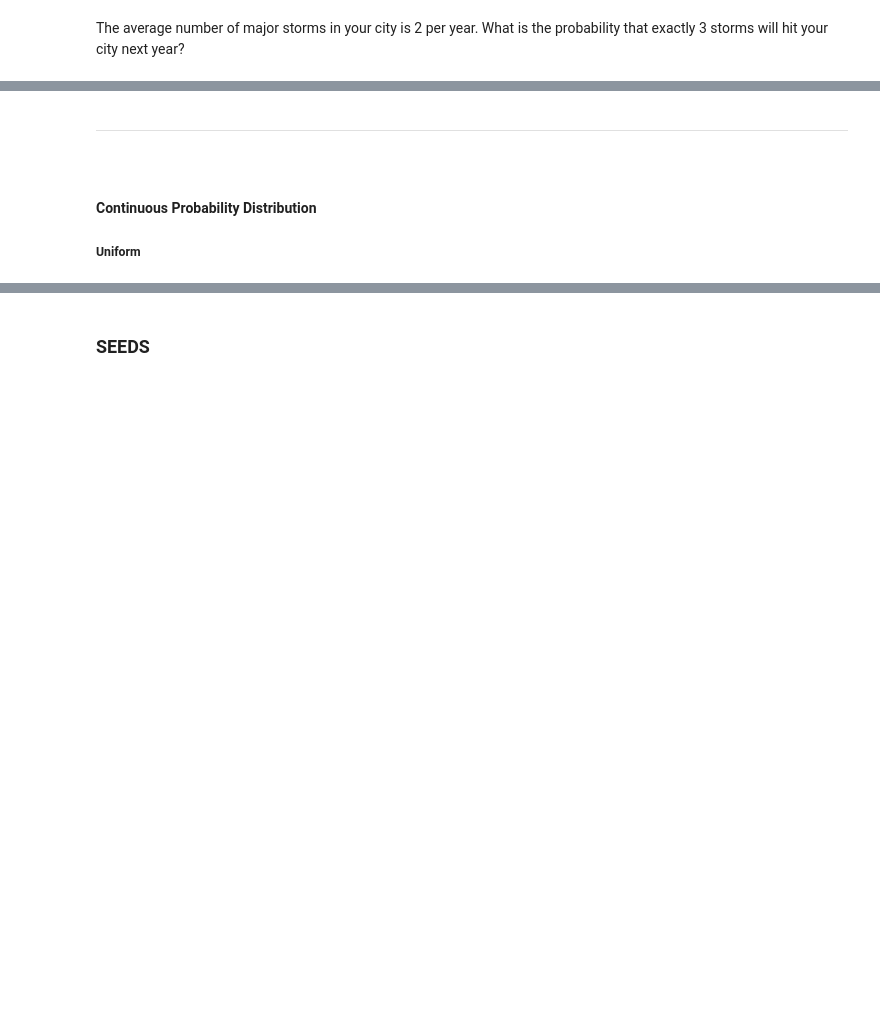
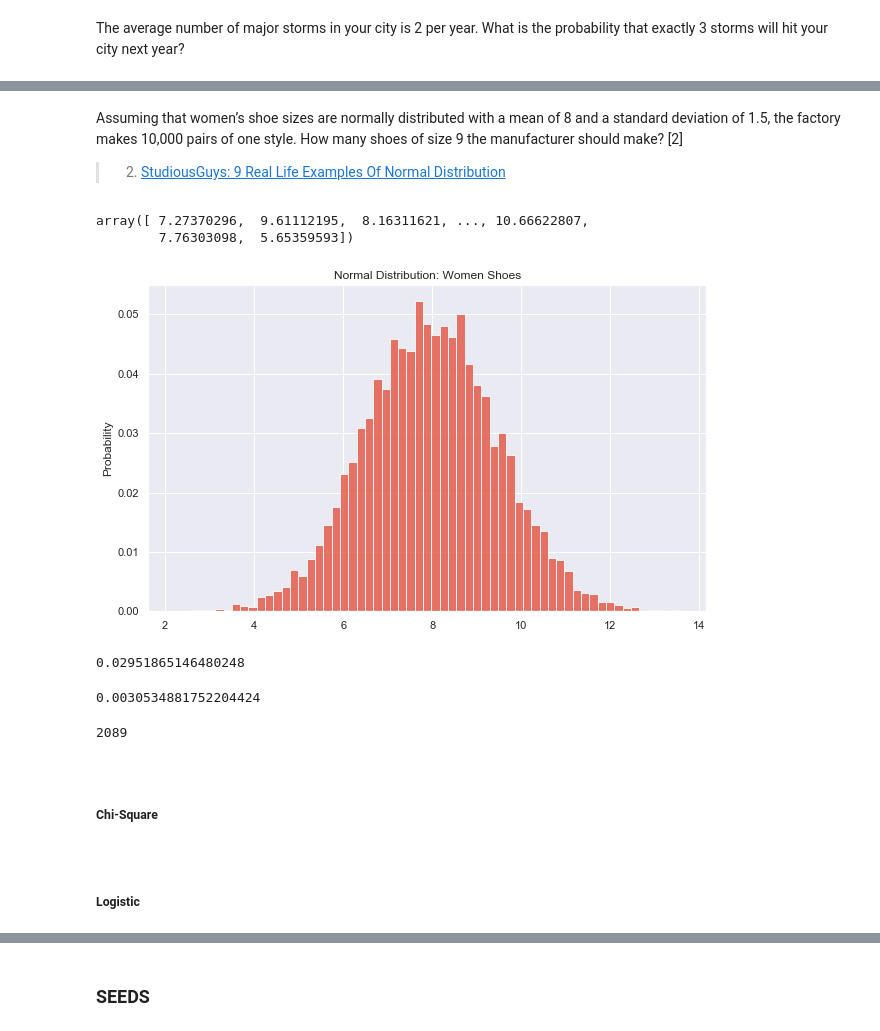
Before and after one commit to olgarozhdestvina/numpy.random, a Jupyter notebook: Numpy.random.ipynb, the cells around one changed output, grey strips where cells are left out. Drawn from its saved outputs; the diff is of its cells as text; code cells hidden in the pictures; blank space fills up the shorter version.

Commit message:
added normal distribution with an example and plot

```diff
--- a/Numpy.random.ipynb
+++ b/Numpy.random.ipynb
@@ -845,6 +864,58 @@ y
+# %% [markdown]
+Assuming that women’s shoe sizes are normally distributed with a mean of 8 and a standard deviation of 1.5, the factory makes 10,000 pairs of one style. How many shoes of size 9 the manufacturer should make?  [2]
+> 2. [StudiousGuys: 9 Real Life Examples Of Normal Distribution](https://mathstat.slu.edu/~may/ExcelCalculus/sec-7-6-NormalDistribution.html)
+# %%
+# Mean is 8, standard deviation is 1.5.
+m, std = 8, 1.5
+
+# Compute 10000 numbers.
+x = rng.normal(m, std, 10000)
+
+# Display the probability.
+x
+# %% [output]
+array([ 7.27370296,  9.61112195,  8.16311621, ..., 10.66622807,
+        7.76303098,  5.65359593])
+# %%
+# Change colour scheme.
+sns.set_palette("RdYlBu")
+
+# Set the title and x label for the future plot.
+plt.title("Normal Distribution: Women Shoes")
+
+# Build the plot.
+sns.histplot(x, stat="probability")
+
+# Show the plot.
+plt.show()
+# %% [output]
+[figure, added]
+# %%
+# Verify the mean and the variance:
+abs(m - np.mean(x))
+# %% [output]
+0.02951865146480248
+# %%
+# Verify the standard deviation:
+abs(std - np.std(x, ddof=1))
+# %% [output]
+0.0030534881752204424
+# %%
+# Calculate how many pairs of shoes sized between 8.5 and 9.5.
+l = []
+for i in x:
+    if 8.5 < i < 9.5:
+        l.append(i)
+
+# Display the number of shoes.
+len(l)
+# %% [output]
+2089
+# %% [markdown]
+<br>
+
+##### Chi-Square <a name="chisquare"></a>
 # %% [markdown]
-***
 <br>
 
-#### Continuous Probability Distribution  <a name="continuous"></a>
-##### Uniform <a name="uniform"></a>
+##### Logistic <a name="logistic"></a>
```
Also changed, not shown: parts of 54 cells of this notebook.
